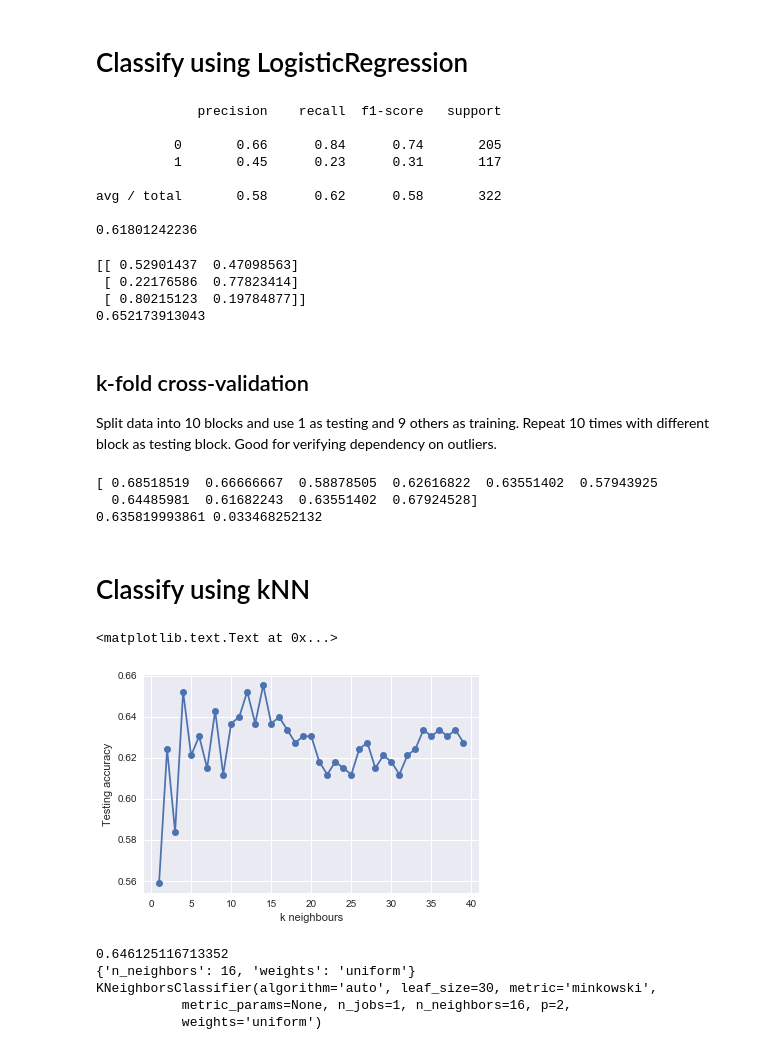
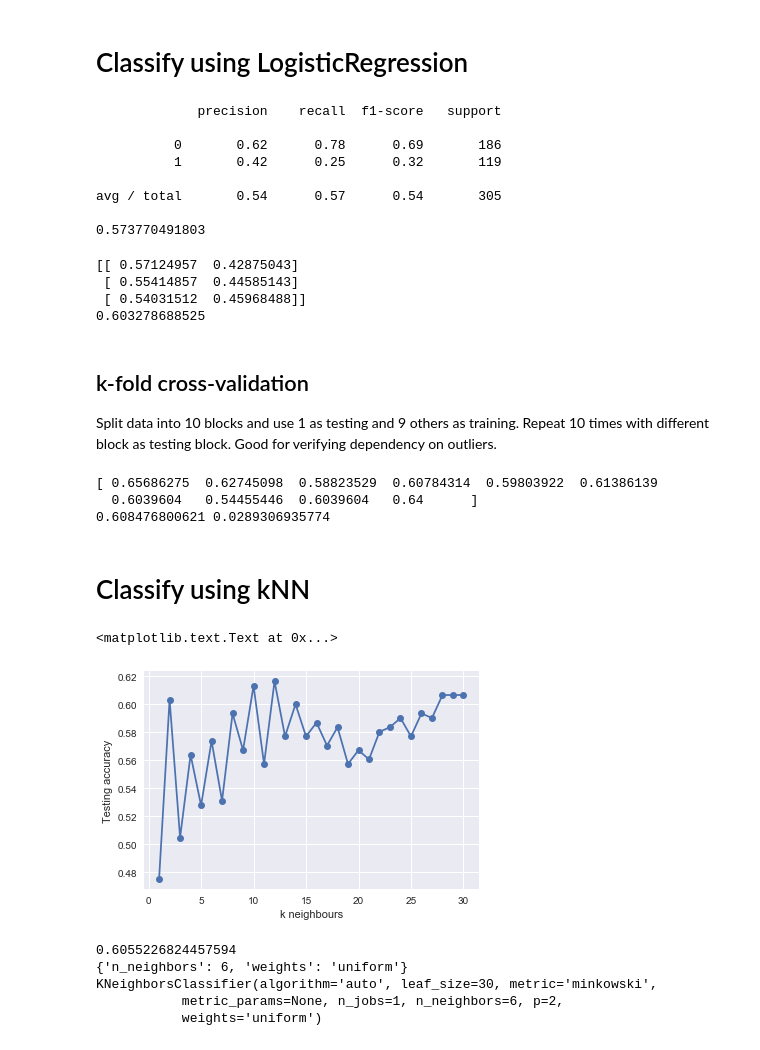
Before and after one commit to terryyin/rubygem_digger, a Jupyter notebook: notebook/sklearn-rubygems.ipynb, the cells around one changed output. Drawn from its saved outputs; the diff is of its cells as text; code cells hidden in the pictures.

Commit message:
having all raw data

```diff
--- a/notebook/sklearn-rubygems.ipynb
+++ b/notebook/sklearn-rubygems.ipynb
@@ -18,7 +18,7 @@ fn = 'RubygemDigger--Steps--GenerateJsonForLastVersions--3.data.json'
 fn = 'RubygemDigger--Steps--GenerateJsonForLastVersions--6.data.json'
 fn = 'RubygemDigger--Steps--GenerateJsonForLastVersions--7.data.json'
 fn = 'RubygemDigger--Steps--GenerateJsonForLastVersions--8.data.json'
-fn = 'RubygemDigger--Steps--GenerateJsonForLastVersions--3.data.json'
+fn = 'RubygemDigger--Steps--GenerateJsonForLastVersions--2.data.json'
 with open(fn) as f:
     data = json.load(f)
     d = data["data"]
@@ -120,12 +120,12 @@ print(metrics.accuracy_score(y_test, y_pred))  # % of correct predictions
 # %% [output]
              precision    recall  f1-score   support
 
-          0       0.66      0.84      0.74       205
-          1       0.45      0.23      0.31       117
+          0       0.62      0.78      0.69       186
+          1       0.42      0.25      0.32       119
 
-avg / total       0.58      0.62      0.58       322
+avg / total       0.54      0.57      0.54       305
 
-0.61801242236
+0.573770491803
 # %%
 # generate predictions based on classification probability
 y_pred_proba = model.predict_proba(X_test)
@@ -137,10 +137,10 @@ y_pred_good = binarize([y_pred_proba[:,1]], thresh)[0]
 
 print(metrics.accuracy_score(y_test, y_pred_good))
 # %% [output]
-[[ 0.52901437  0.47098563]
- [ 0.22176586  0.77823414]
- [ 0.80215123  0.19784877]]
-0.652173913043
+[[ 0.57124957  0.42875043]
+ [ 0.55414857  0.44585143]
+ [ 0.54031512  0.45968488]]
+0.603278688525
 # %% [markdown]
 ## k-fold cross-validation
 
@@ -151,29 +151,29 @@ scores = cross_val_score(model, X, y, cv=10, scoring='accuracy')
 print(scores)
 print(scores.mean(), scores.std())
 # %% [output]
-[ 0.68518519  0.66666667  0.58878505  0.62616822  0.63551402  0.57943925
-  0.64485981  0.61682243  0.63551402  0.67924528]
-0.635819993861 0.033468252132
+[ 0.65686275  0.62745098  0.58823529  0.60784314  0.59803922  0.61386139
+  0.6039604   0.54455446  0.6039604   0.64      ]
+0.608476800621 0.0289306935774
 # %% [markdown]
 # Classify using kNN
 # %%
 X_train, X_test, y_train, y_test = train_test_split(X, y, test_size=0.3)
 
-nb_range = np.arange(1, 40)
+nb_range = np.arange(1, 31)
 a_scores = []
 
 for nb in nb_range:
     model = KNeighborsClassifier(n_neighbors=nb)
     model.fit(X_train, y_train)
     y_pred = model.predict(X_test)
     a_scores.append(metrics.accuracy_score(y_test, y_pred))
 
 plt.plot(nb_range, a_scores, 'o-')
 plt.ylabel('Testing accuracy')
 plt.xlabel('k neighbours')
 # %% [output]
 <matplotlib.text.Text at 0x...>
-[figure, old version]
+[figure, new version]
 # %%
 from sklearn.grid_search import GridSearchCV
 # %%
@@ -192,8 +192,8 @@ print(grid.best_score_)
 print(grid.best_params_)
 print(grid.best_estimator_)
 # %% [output]
-0.646125116713352
-{'n_neighbors': 16, 'weights': 'uniform'}
+0.6055226824457594
+{'n_neighbors': 6, 'weights': 'uniform'}
 KNeighborsClassifier(algorithm='auto', leaf_size=30, metric='minkowski',
-           metric_params=None, n_jobs=1, n_neighbors=16, p=2,
+           metric_params=None, n_jobs=1, n_neighbors=6, p=2,
            weights='uniform')
```
Also changed, not shown: parts of 3 cells of this notebook, 10 other files.
